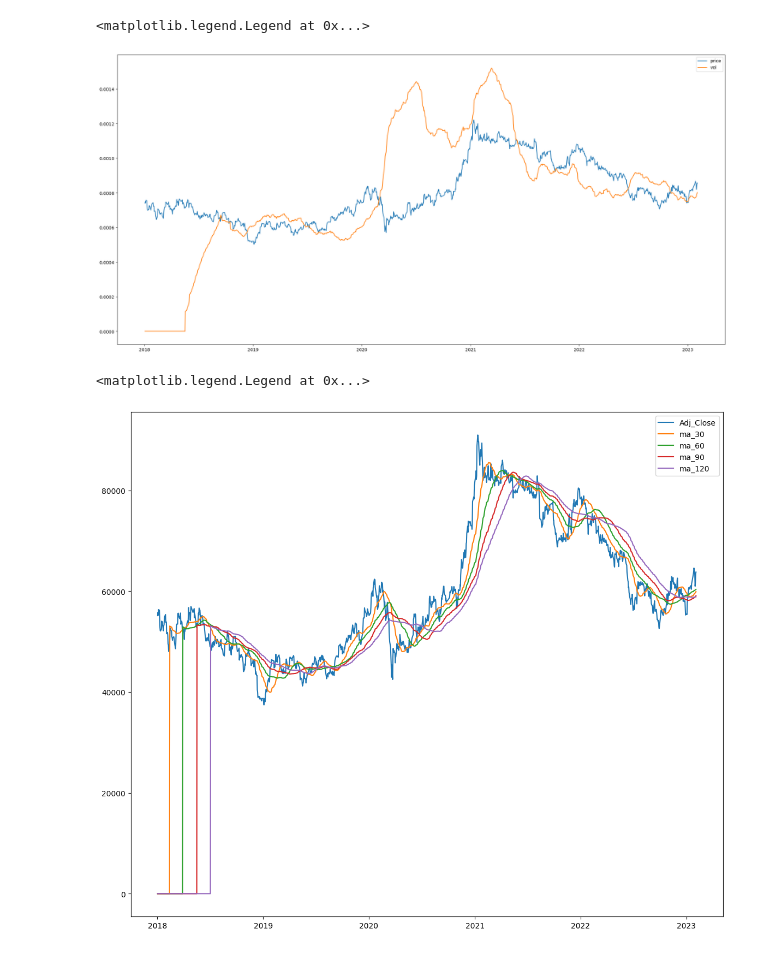
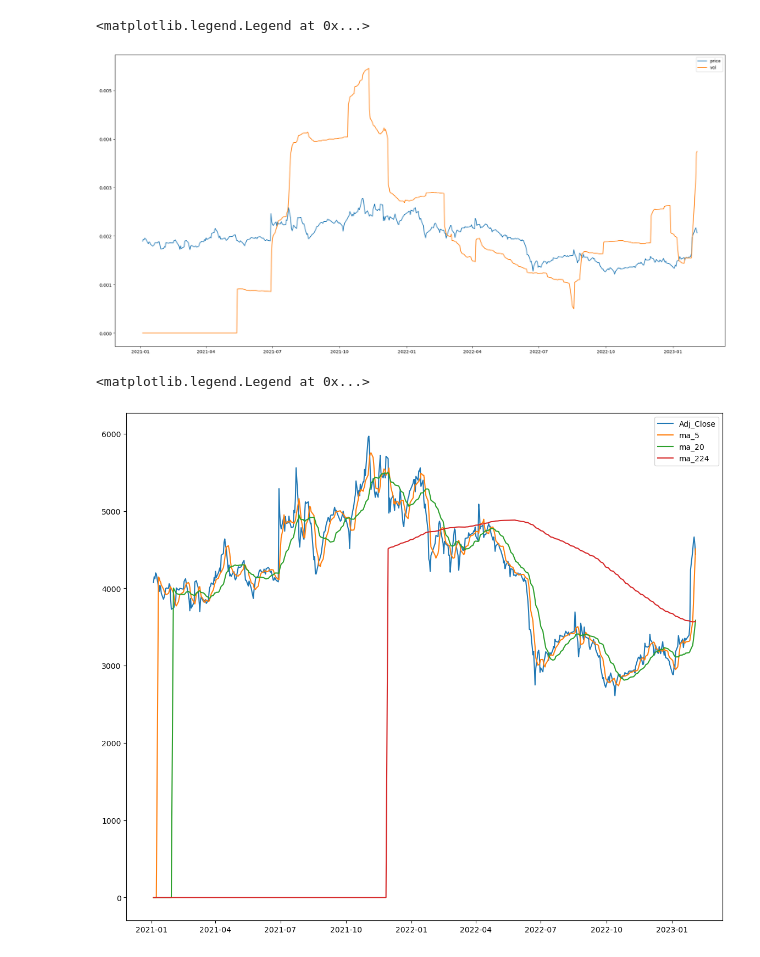
Before and after one commit to sunghong32/Quant-Study, a Jupyter notebook: study/23-02-04/MakeAdjustCloseValue.ipynb, the cells around one changed output. Saved outputs shown, nothing was run; the diff lists cells and outputs as text; code cells hidden in the pictures.

```diff
--- a/study/23-02-04/MakeAdjustCloseValue.ipynb
+++ b/study/23-02-04/MakeAdjustCloseValue.ipynb
@@ -1,5 +3,5 @@
 # %%
-df = marcap_data('2018-01-01', '2023-02-03', code='005930')
+df = marcap_data('2021-01-01', '2023-02-08', code='072130')
 # %%
 latest_stocks = df.iloc[-1]['Stocks'] # 범위 마지막날 주식수(기준)
 df['Adj_Close'] = df['Close'] * (df['Stocks'] / latest_stocks)
@@ -45,18 +47,18 @@ plt.plot(df['re_ma_vol'], label='vol')
 plt.legend()
 # %% [output]
 <matplotlib.legend.Legend at 0x...>
-[figure, old version]
+[figure, new version]
 # %%
-ma_list = [30,60,90,120]
+ma_list = [5,20,224]
 for v in ma_list:
     df[f'ma_{v}'] = ma(df['Adj_Close'], v=v)
 # %%
 plt.figure(figsize=(14,12))
 plt.plot(df['Adj_Close'], label='Adj_Close')
-ma_list = [30,60,90,120]
+ma_list = [5,20,224]
 for v in ma_list:
     plt.plot(df[f'ma_{v}'], label=f'ma_{v}')
 plt.legend()
 # %% [output]
 <matplotlib.legend.Legend at 0x...>
-[figure, old version]
+[figure, new version]
```
Also changed, not shown: parts of 3 cells of this notebook, 2 other files.
